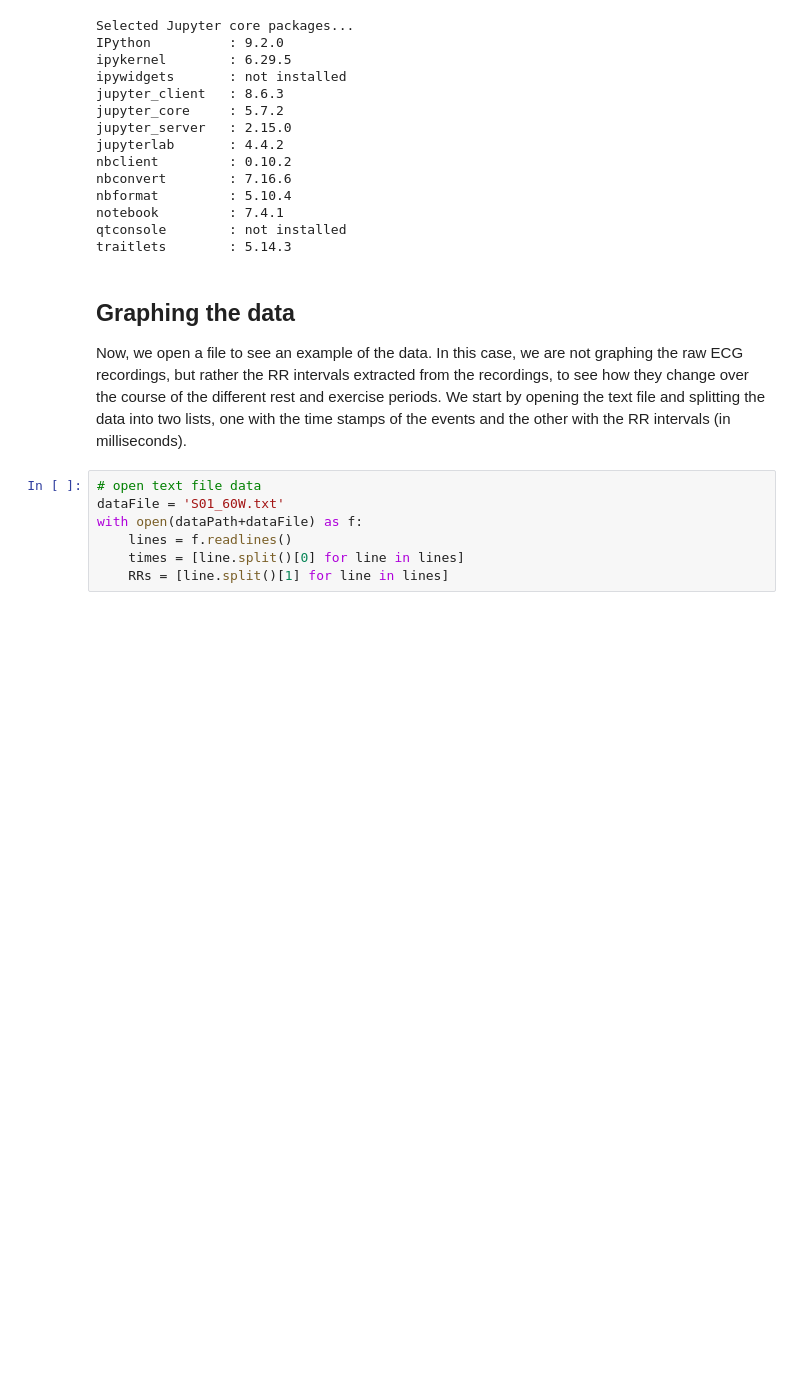
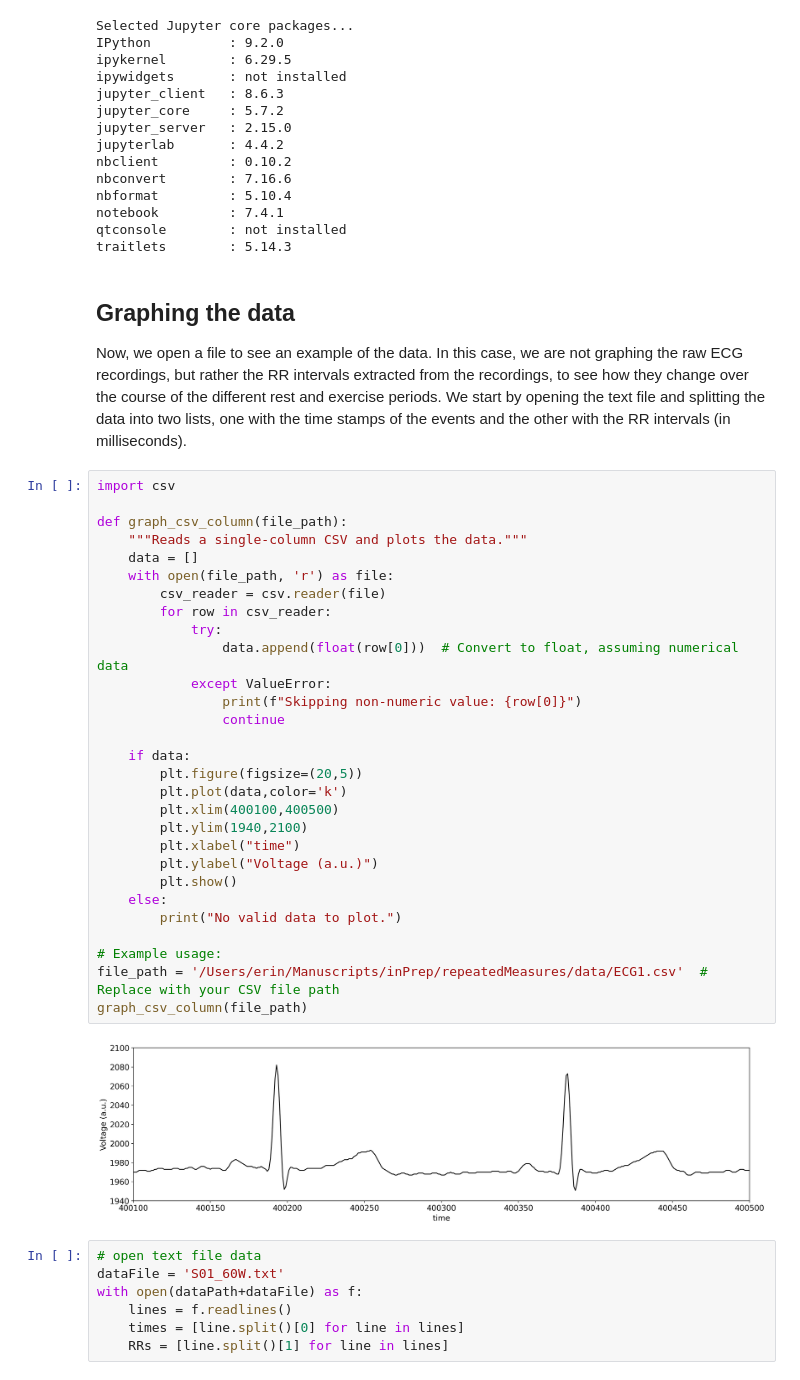
Before and after one commit to emckiernan/physio-analysis, a Jupyter notebook: code/cardioData_fromBaseCode.ipynb, the cells around one changed output. Saved outputs shown, nothing was run; the diff lists cells and outputs as text; blank space fills up the shorter version.

```diff
--- a/code/cardioData_fromBaseCode.ipynb
+++ b/code/cardioData_fromBaseCode.ipynb
@@ -68,6 +68,37 @@ traitlets        : 5.14.3
 # %% [markdown]
 ## Graphing the data
 Now, we open a file to see an example of the data. In this case, we are not graphing the raw ECG recordings, but rather the RR intervals extracted from the recordings, to see how they change over the course of the different rest and exercise periods. We start by opening the text file and splitting the data into two lists, one with the time stamps of the events and the other with the RR intervals (in milliseconds).
+# %%
+import csv
+
+def graph_csv_column(file_path):
+    """Reads a single-column CSV and plots the data."""
+    data = []
+    with open(file_path, 'r') as file:
+        csv_reader = csv.reader(file)
+        for row in csv_reader:
+            try:
+                data.append(float(row[0]))  # Convert to float, assuming numerical data
+            except ValueError:
+                print(f"Skipping non-numeric value: {row[0]}")
+                continue
+
+    if data:
+        plt.figure(figsize=(20,5))
+        plt.plot(data,color='k')
+        plt.xlim(400100,400500)
+        plt.ylim(1940,2100)
+        plt.xlabel("time")
+        plt.ylabel("Voltage (a.u.)")
+        plt.show()
+    else:
+        print("No valid data to plot.")
+
+# Example usage:
+file_path = '/Users/erin/Manuscripts/inPrep/repeatedMeasures/data/ECG1.csv'  # Replace with your CSV file path
+graph_csv_column(file_path)
+# %% [output]
+[figure, added]
 # %%
 # open text file data
 dataFile = 'S01_60W.txt'
```
Also changed, not shown: parts of 8 cells of this notebook.
